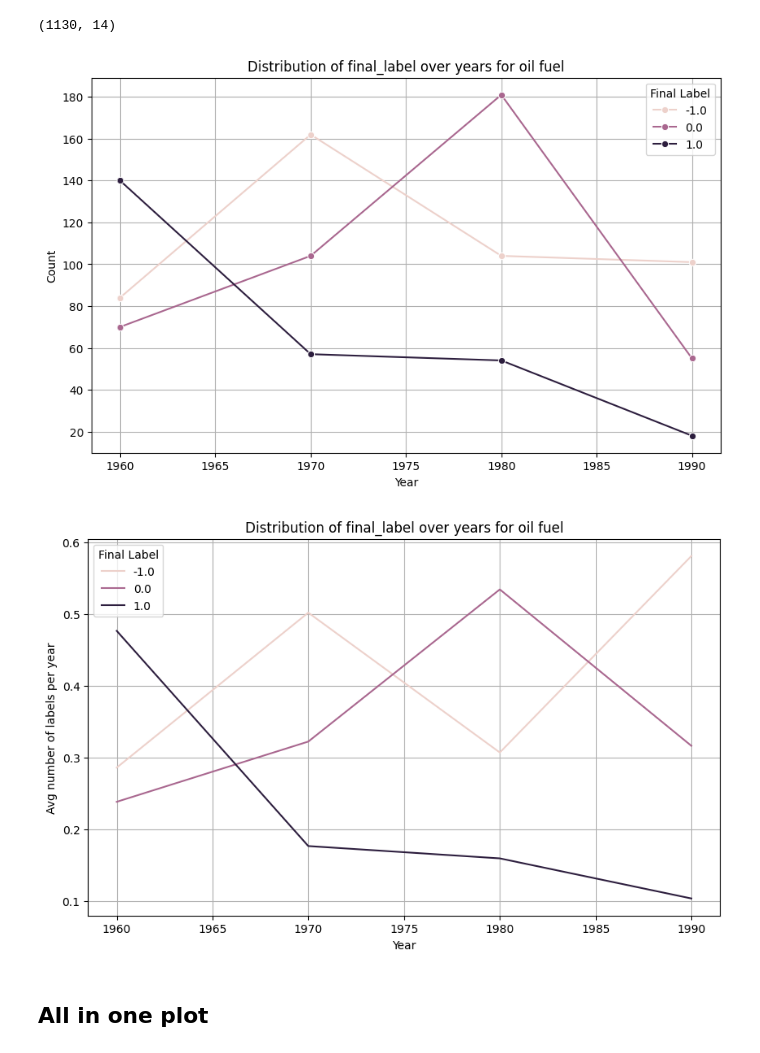
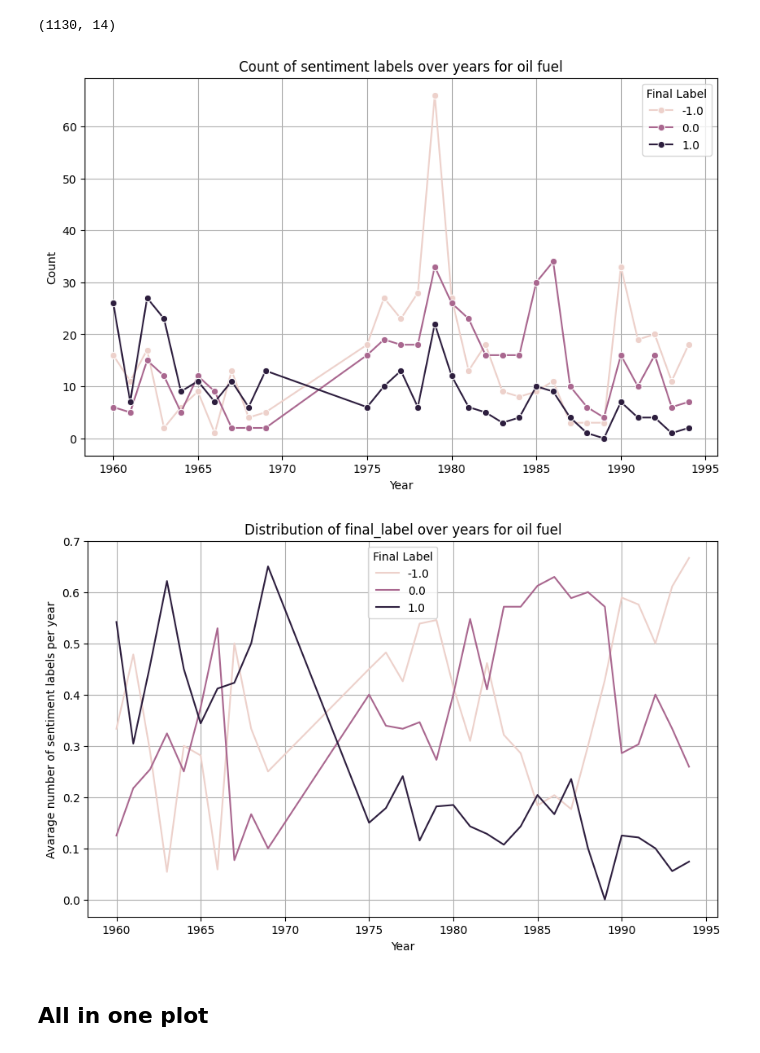
Before and after one commit to UtrechtUniversity/historical-news-sentiment, a Jupyter notebook: notebooks/trend_track.ipynb, the cells around one changed output. Cells and saved outputs as stored; diff of their text form; code cells hidden in the pictures.

```diff
--- a/notebooks/trend_track.ipynb
+++ b/notebooks/trend_track.ipynb
@@ -227,6 +211,11 @@ oil_df.reset_index(drop=True, inplace=True)
 oil_df.shape
 # %% [output]
 (1616, 14)
+# %%
+oil_df = oil_df.dropna(subset=['date'])
+oil_df['date'] = oil_df['date'].astype(str)
+oil_df['date'] = pd.to_datetime(oil_df['date'], errors='coerce')
+oil_df['year'] = oil_df['date'].dt.year
 # %%
 oil_df = oil_df.dropna(subset=['final_label'])
 oil_df.shape
@@ -235,26 +224,26 @@ oil_df.shape
 # %%
 oil_df['year'] = pd.Categorical(oil_df['year'])
 
 # Group by 'year' and 'final_label'
 label_counts = oil_df.groupby(['year', 'final_label'], observed=False).size().reset_index(name='count')
 
 # Plot
 plt.figure(figsize=(10, 6))
 sns.lineplot(data=label_counts, x='year', y='count', hue='final_label', marker='o')
 
 plt.xlabel('Year')
 plt.ylabel('Count')
-plt.title('Distribution of final_label over years for oil fuel')
+plt.title('Count of sentiment labels over years for oil fuel')
 plt.legend(title='Final Label')
 plt.grid(True)
 
 # Format x-axis to display integer years only
 plt.gca().xaxis.set_major_formatter(plt.FuncFormatter(lambda x, _: f'{int(x)}'))
 
 # Show the plot
 plt.show()
 # %% [output]
-[figure, old version]
+[figure, new version]
 # %%
 oil_df['year'] = pd.Categorical(oil_df['year'])
 
@@ -270,7 +259,7 @@ sns.lineplot(data=merged, x='year', y='proportion', hue='final_label', markers=T
 
 
 plt.xlabel('Year')
-plt.ylabel('Avg number of labels per year')
+plt.ylabel('Avarage number of sentiment labels per year')
 plt.title('Distribution of final_label over years for oil fuel')
 plt.legend(title='Final Label')
 plt.grid(True)
@@ -278,7 +267,7 @@ plt.grid(True)
 # Show the plot
 plt.show()
 # %% [output]
-[figure, old version]
+[figure, new version]
 # %% [markdown]
 ## All in one plot
 # %%
```
Also changed, not shown: parts of 14 cells of this notebook.
